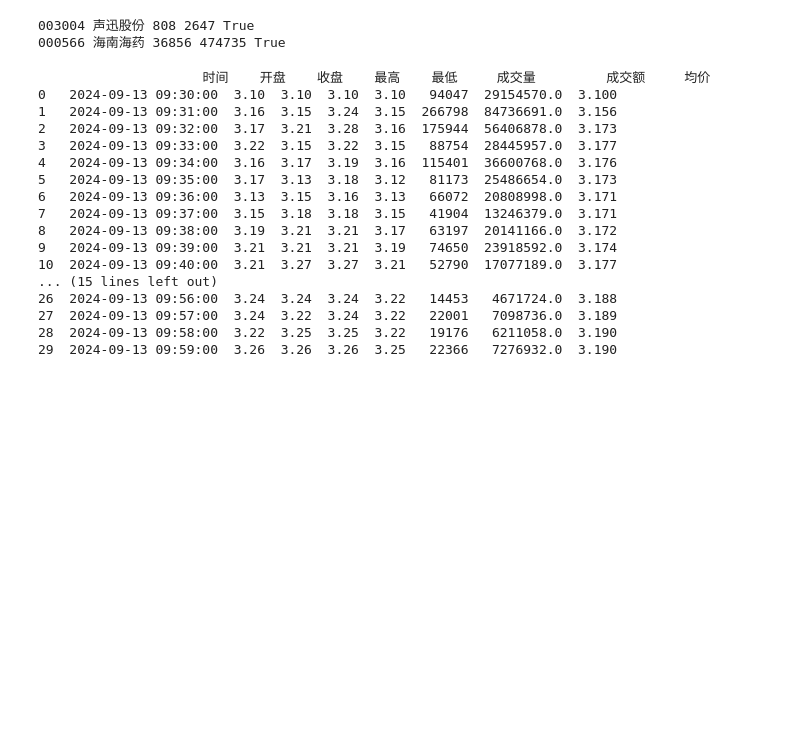
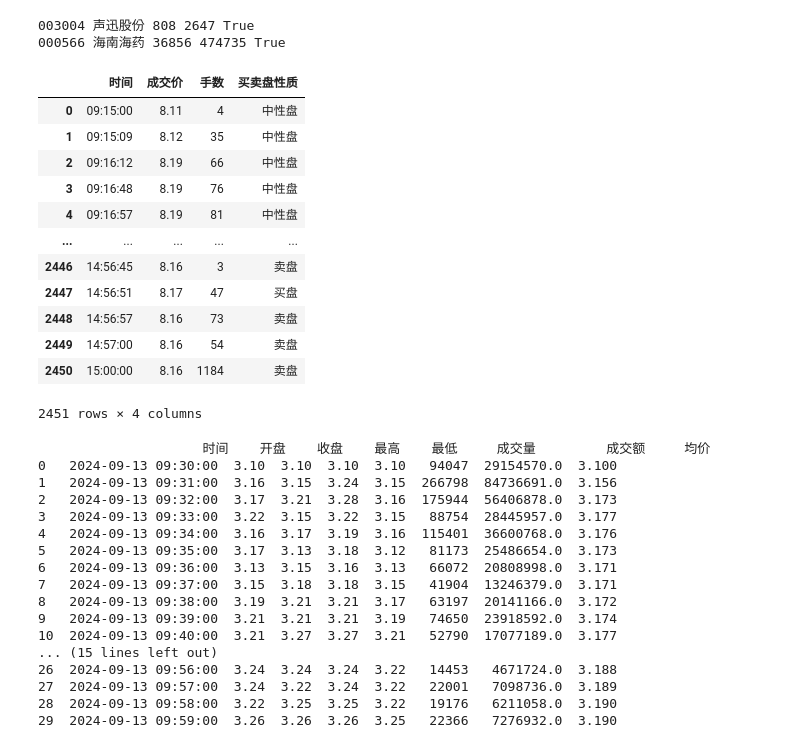
Before and after one commit to ten2net/Sequoia, a Jupyter notebook: 图灵甄选/turing_filter_for_a_stock/notebooks/bid_and_ask.ipynb, the cells around one changed output. Saved outputs shown, nothing was run; the diff lists cells and outputs as text; code cells hidden in the pictures; blank space fills up the shorter version.

```diff
--- a/图灵甄选/turing_filter_for_a_stock/notebooks/bid_and_ask.ipynb
+++ b/图灵甄选/turing_filter_for_a_stock/notebooks/bid_and_ask.ipynb
@@ -29,6 +29,24 @@ for row in df.values:
 # %% [output]
 003004 声迅股份 808 2647 True
 000566 海南海药 36856 474735 True
+# %%
+df = ak.stock_intraday_em(symbol="300397")
+# df =  ak.stock_intraday_em(symbol=symbol)
+df
+# %% [output]
+|  | 时间 | 成交价 | 手数 | 买卖盘性质 |
+| 0 | 09:15:00 | 8.11 | 4 | 中性盘 |
+| 1 | 09:15:09 | 8.12 | 35 | 中性盘 |
+| 2 | 09:16:12 | 8.19 | 66 | 中性盘 |
+| 3 | 09:16:48 | 8.19 | 76 | 中性盘 |
+| 4 | 09:16:57 | 8.19 | 81 | 中性盘 |
+| ... | ... | ... | ... | ... |
+| 2446 | 14:56:45 | 8.16 | 3 | 卖盘 |
+| 2447 | 14:56:51 | 8.17 | 47 | 买盘 |
+| 2448 | 14:56:57 | 8.16 | 73 | 卖盘 |
+| 2449 | 14:57:00 | 8.16 | 54 | 卖盘 |
+| 2450 | 15:00:00 | 8.16 | 1184 | 卖盘 |
+2451 rows × 4 columns
 # %%
 today='2024-09-13'
 stock_code="600187"
```
Also changed, not shown: parts of 3 cells of this notebook, 17 other files.
